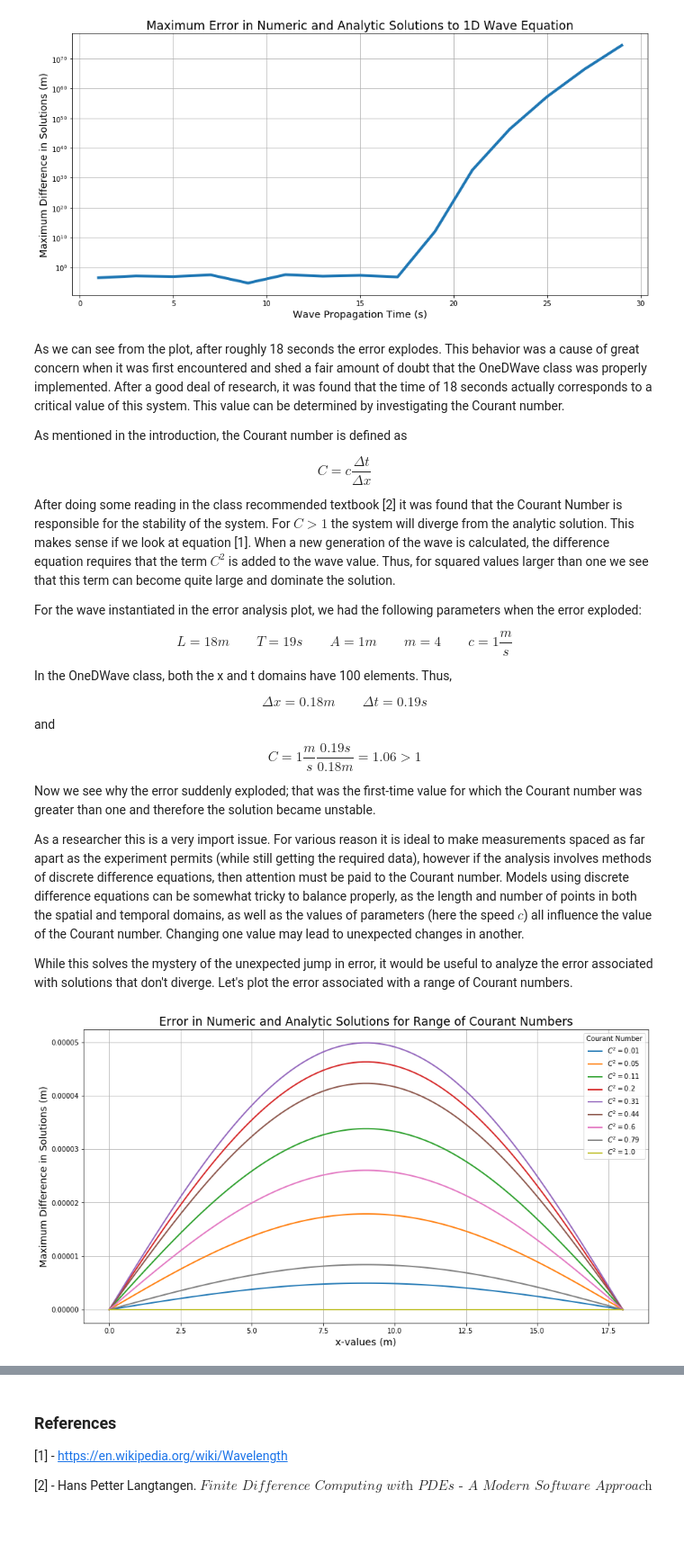
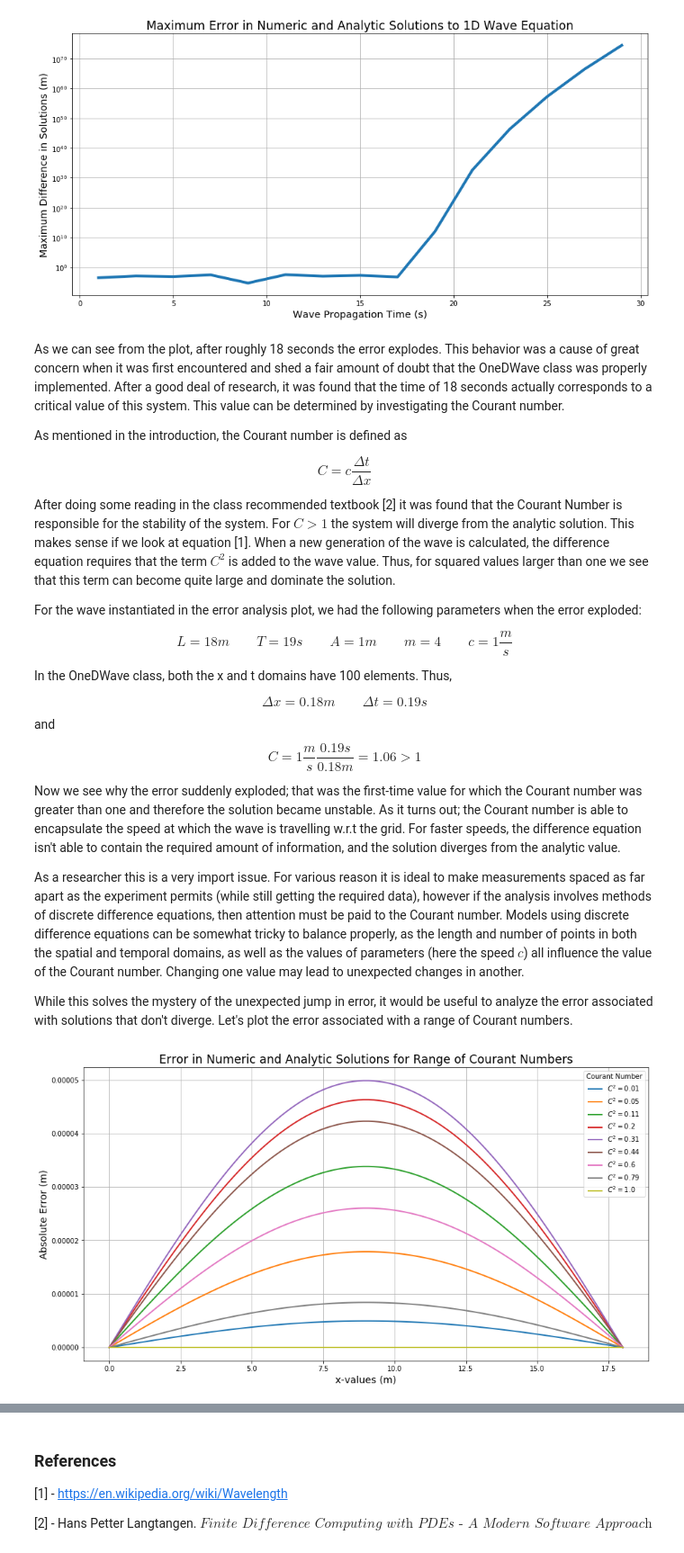
Before and after one commit to kennethsharman/PHYS_481, a Jupyter notebook: Assignments/Assignment_5.ipynb, the cells around one changed output, grey strips where cells are left out. Shown at 90% size. Saved outputs shown, nothing was run; the diff lists cells and outputs as text; code cells hidden in the pictures; blank space fills up the shorter version.

```diff
--- a/Assignments/Assignment_5.ipynb
+++ b/Assignments/Assignment_5.ipynb
@@ -182,7 +182,7 @@ class OneDWave:
         '''
         if plot:
             plt.figure(figsize=(15, 10))
-            plt.title('Propagation of the Wave from $T_0$ to $T$', fontsize='xx-large')
+            plt.title('Propagation of the Wave from $T_0$ to $T=2.25$', fontsize='xx-large')
             plt.xlabel('x-values (m)', fontsize='x-large')
             plt.ylabel('Wave Displacement (m)', fontsize='x-large')
             plt.plot(self.x, self.u_nm1, label='Initial')
@@ -309,7 +309,7 @@ $$ \Delta x = 0.18m \qquad \Delta t = 0.19s $$
 and
 $$ C = 1 \frac{m}{s} \frac{0.19s}{0.18m} = 1.06 \gt 1 $$
 
-Now we see why the error suddenly exploded; that was the first-time value for which the Courant number was greater than one and therefore the solution became unstable.
+Now we see why the error suddenly exploded; that was the first-time value for which the Courant number was greater than one and therefore the solution became unstable. As it turns out; the Courant number is able to encapsulate the speed at which the wave is travelling w.r.t the grid. For faster speeds, the difference equation isn't able to contain the required amount of information, and the solution diverges from the analytic value.
 
 As a researcher this is a very import issue. For various reason it is ideal to make measurements spaced as far apart as the experiment permits (while still getting the required data), however if the analysis involves methods of discrete difference equations, then attention must be paid to the Courant number. Models using discrete difference equations can be somewhat tricky to balance properly, as the length and number of points in both the spatial and temporal domains, as well as the values of parameters (here the speed $c$) all influence the value of the Courant number. Changing one value may lead to unexpected changes in another.
 
@@ -317,22 +317,22 @@ While this solves the mystery of the unexpected jump in error, it would be usefu
 # %%
 '''Plot Error Corresponding to Various Courant Numbers'''
 plt.figure(figsize=(15, 8)); plt.grid()
 time_list = np.arange(2, 19, 2)
 error_list, courant_list = [], []
 
 for time in time_list: # Change the Courant Number by changing the spacing in time domain
     wave = OneDWave(L=18, T=time, A=1, m=1, c=1)
     wave.step()
     error = np.abs(wave.u_n - wave.analytic)
     plt.plot(wave.x, error, lw=2, label='$C^2=$'+str(np.round(wave.C2, 2)))
 
 plt.title('Error in Numeric and Analytic Solutions for Range of Courant Numbers', fontsize='xx-large')
 plt.xlabel('x-values (m)', fontsize='x-large')
-plt.ylabel('Maximum Difference in Solutions (m)', fontsize='x-large')
+plt.ylabel('Absolute Error (m)', fontsize='x-large')
 plt.legend(title='Courant Number')
 plt.show()
 # %% [output]
-[figure, old version]
+[figure, new version]
 # %% [markdown]
 This graph is actually very similar to the previous, with the difference being that the time range is limited to non-diverging solutions. By looking at the color coding in the legend we can see that the error is maximum for approximately $C^2 = 0.3$ and minimum for $C^2=1$.
 
```
Also changed, not shown: parts of 2 cells of this notebook.
